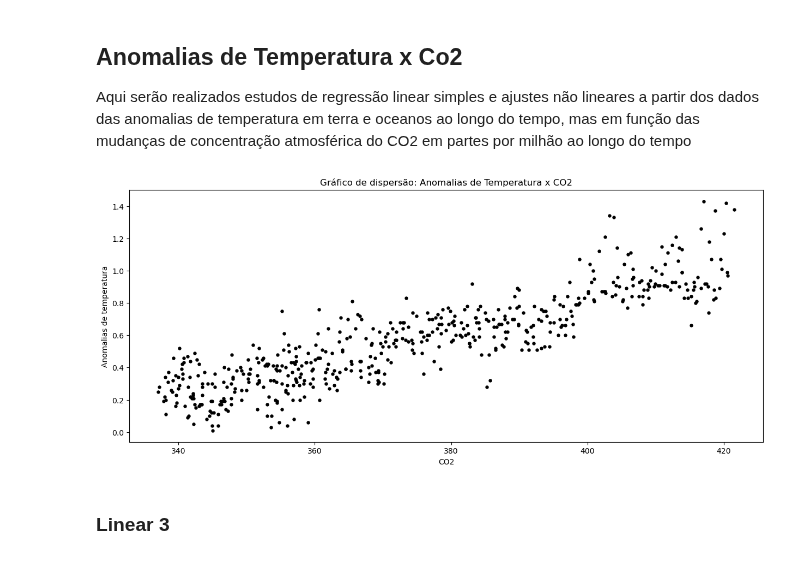
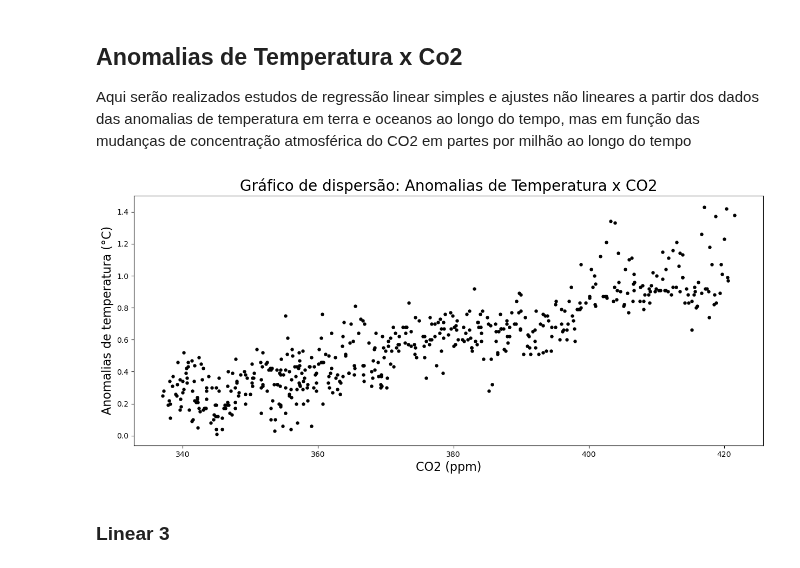
Before and after one commit to Joaof14/Clima_MMQ, a Jupyter notebook: MMQ_statsModel.ipynb, the cells around one changed output. Cells and saved outputs as stored; diff of their text form; code cells hidden in the pictures.

Commit message:
"labels dos graficos"

```diff
--- a/MMQ_statsModel.ipynb
+++ b/MMQ_statsModel.ipynb
@@ -47,6 +47,9 @@ def plotgrafico(xlabel = "", ylabel="", label="", linha = 0, titulo = 'Gráfico'
     eix.set_ylabel(ylabel)
     eix.set_xlabel(xlabel)
     eix.set_title(titulo)
+    eix.title.set_size(20)
+    eix.xaxis.label.set_size(16)
+    eix.yaxis.label.set_size(16)
     if funcao == True:
         eix.plot(x, linha , label = label, color = 'red')
         eix.legend()
@@ -438,9 +441,9 @@ Aqui serão realizados estudos de regressão linear simples e ajustes não linea
 # %%
 y = df['temperature anomalies']
 x = df['Co2 ppm']
-plotgrafico(funcao = False, titulo = "Gráfico de dispersão: Anomalias de Temperatura x CO2", xlabel = "CO2", ylabel = "Anomalias de temperatura", fileN = "DispersaoAmbos")
+plotgrafico(funcao = False, titulo = "Gráfico de dispersão: Anomalias de Temperatura x CO2", xlabel = "CO2 (ppm)", ylabel = "Anomalias de temperatura (°C)", fileN = "DispersaoAmbos")
 # %% [output]
-[figure, old version]
+[figure, new version]
 # %% [markdown]
 ### Linear 3
 # %%
```
Also changed, not shown: parts of 2 cells of this notebook, 3 other files.
